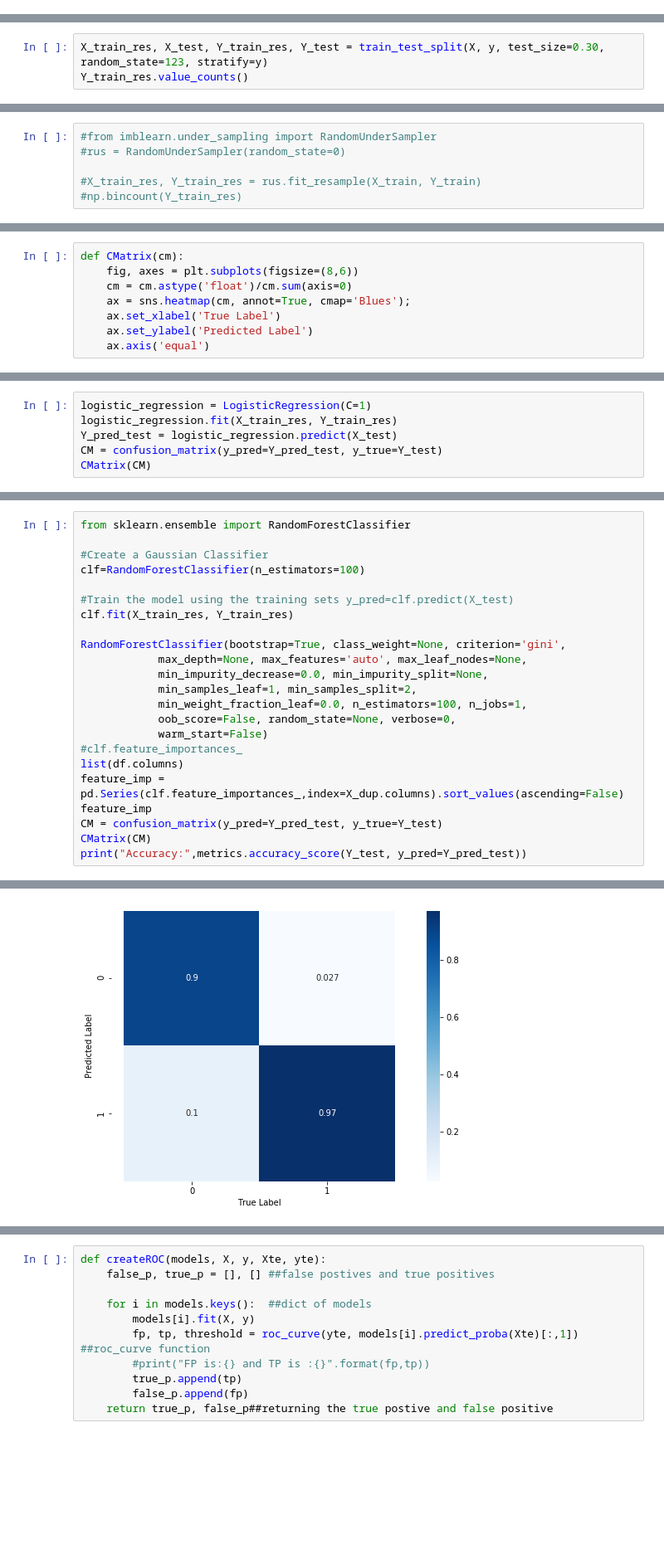
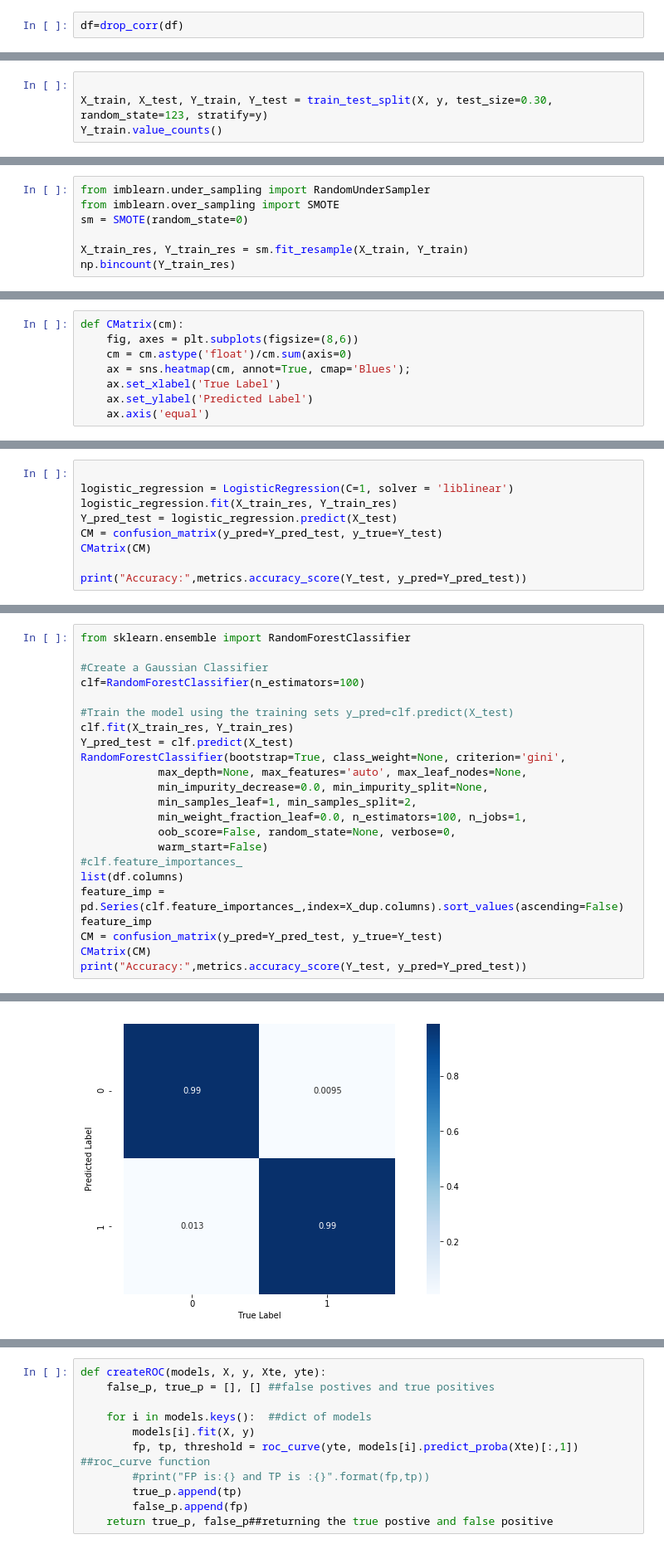
Before and after one commit to Sarita19/loanPrediction, a Jupyter notebook: Loan Default Payments.ipynb, the cells around one changed output, grey strips where cells are left out. Shown at 83% size. Saved outputs shown, nothing was run; the diff lists cells and outputs as text; blank space fills up the shorter version.

```diff
--- a/Loan Default Payments.ipynb
+++ b/Loan Default Payments.ipynb
@@ -223,0 +247,2 @@ Name: emp_length, dtype: int64
+# %%
+df=drop_corr(df)
@@ -350,4 +491,5 @@ X_dup = X.copy()
 # %%
-X_train_res, X_test, Y_train_res, Y_test = train_test_split(X, y, test_size=0.30, random_state=123, stratify=y)
-Y_train_res.value_counts()
+
+X_train, X_test, Y_train, Y_test = train_test_split(X, y, test_size=0.30, random_state=123, stratify=y)
+Y_train.value_counts()
 # %% [output]
@@ -359,6 +510,7 @@ Verifying that the data is split into train and test data
 # %%
-#from imblearn.under_sampling import RandomUnderSampler
-#rus = RandomUnderSampler(random_state=0)
+from imblearn.under_sampling import RandomUnderSampler
+from imblearn.over_sampling import SMOTE
+sm = SMOTE(random_state=0)
 
-#X_train_res, Y_train_res = rus.fit_resample(X_train, Y_train)
-#np.bincount(Y_train_res)
+X_train_res, Y_train_res = sm.fit_resample(X_train, Y_train)
+np.bincount(Y_train_res)
@@ -385,7 +538,10 @@ def CMatrix(cm):
 # %%
-logistic_regression = LogisticRegression(C=1)
+
+logistic_regression = LogisticRegression(C=1, solver = 'liblinear')
 logistic_regression.fit(X_train_res, Y_train_res)
 Y_pred_test = logistic_regression.predict(X_test)
 CM = confusion_matrix(y_pred=Y_pred_test, y_true=Y_test)
 CMatrix(CM)
+
+print("Accuracy:",metrics.accuracy_score(Y_test, y_pred=Y_pred_test))
 # %% [output]
@@ -433,7 +593,7 @@ clf=RandomForestClassifier(n_estimators=100)
 
 #Train the model using the training sets y_pred=clf.predict(X_test)
 clf.fit(X_train_res, Y_train_res)
-
+Y_pred_test = clf.predict(X_test)
 RandomForestClassifier(bootstrap=True, class_weight=None, criterion='gini',
             max_depth=None, max_features='auto', max_leaf_nodes=None,
             min_impurity_decrease=0.0, min_impurity_split=None,
@@ -453 +613 @@ Accuracy: 0.9044027008628779
-[figure, old version]
+[figure, new version]
```
Also changed, not shown: parts of 115 cells of this notebook.
